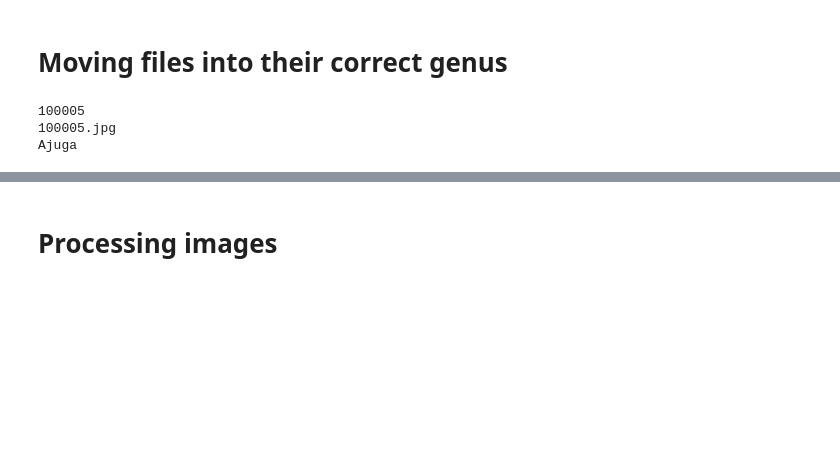
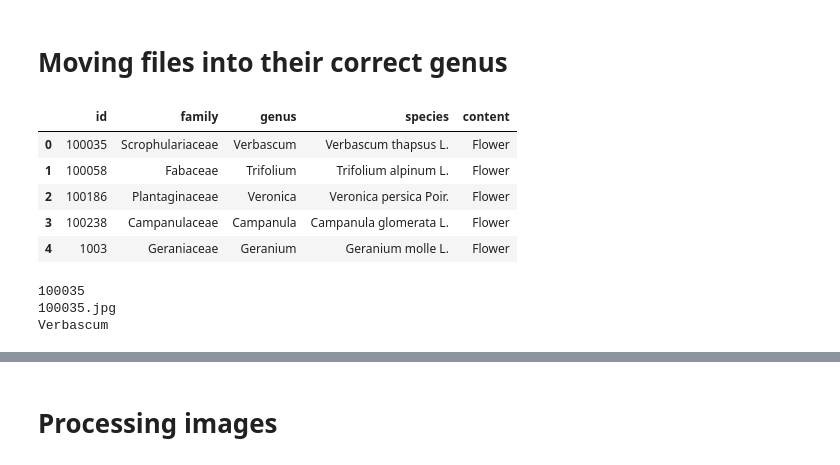
Before and after one commit to JoshEagle/plantbase, a Jupyter notebook: notebooks/loading_images.ipynb, the cells around one changed output, grey strips where cells are left out. Saved outputs shown, nothing was run; the diff lists cells and outputs as text; code cells hidden in the pictures; blank space fills up the shorter version.

```diff
--- a/notebooks/loading_images.ipynb
+++ b/notebooks/loading_images.ipynb
@@ -8,7 +8,7 @@ import pandas as pd
 # Reading the csv
 # %%
 # as usual, this filepath only works if you are running a notebook from plantbase/notebooks
-plants_df = pd.read_csv("../plantbase/data/priority_plants_VF.csv").drop(columns="Unnamed: 0")
+plants_df = pd.read_csv("../plantbase/data/test_data.csv").drop(columns="Unnamed: 0")
 # %%
 plants_df.shape
 # %% [output]
@@ -54,6 +54,15 @@ created folder Veronica
 created folder Viola
 # %% [markdown]
 # Moving files into their correct genus
+# %%
+plants_df.head()
+# %% [output]
+|  | id | family | genus | species | content |
+| 0 | 100035 | Scrophulariaceae | Verbascum | Verbascum thapsus L. | Flower |
+| 1 | 100058 | Fabaceae | Trifolium | Trifolium alpinum L. | Flower |
+| 2 | 100186 | Plantaginaceae | Veronica | Veronica persica Poir. | Flower |
+| 3 | 100238 | Campanulaceae | Campanula | Campanula glomerata L. | Flower |
+| 4 | 1003 | Geraniaceae | Geranium | Geranium molle L. | Flower |
 # %%
 for i, row in plants_df.iterrows():
     print(row.id)
@@ -61,9 +70,9 @@ for i, row in plants_df.iterrows():
     print(row.genus)
     break
 # %% [output]
-100005
-100005.jpg
-Ajuga
+100035
+100035.jpg
+Verbascum
 # %%
 def move_files():
     """
```
Also changed, not shown: parts of 4 cells of this notebook, 3 other files.
